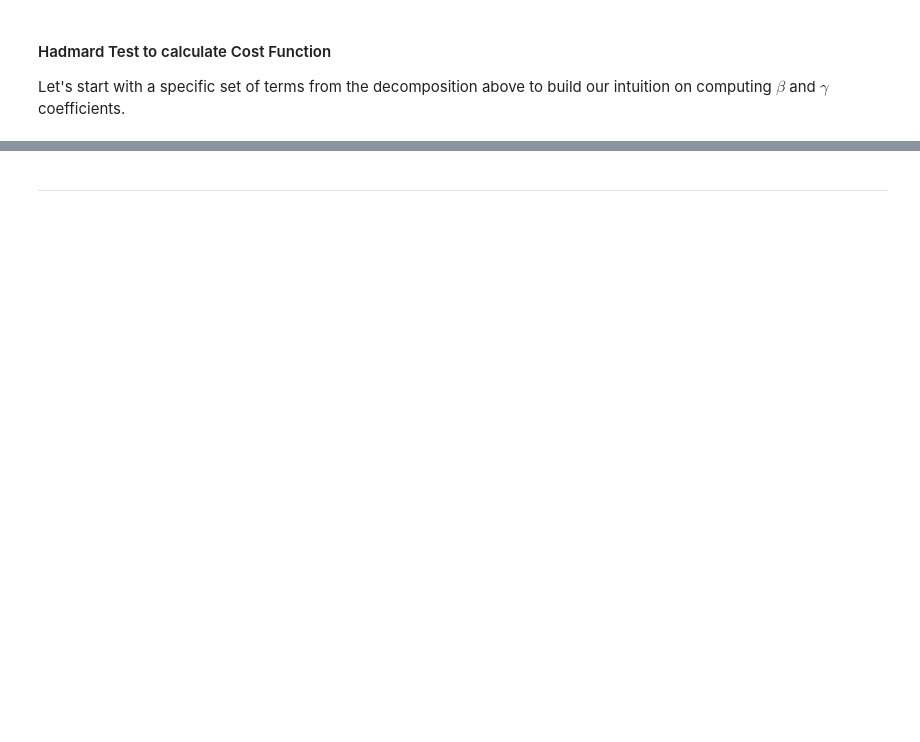
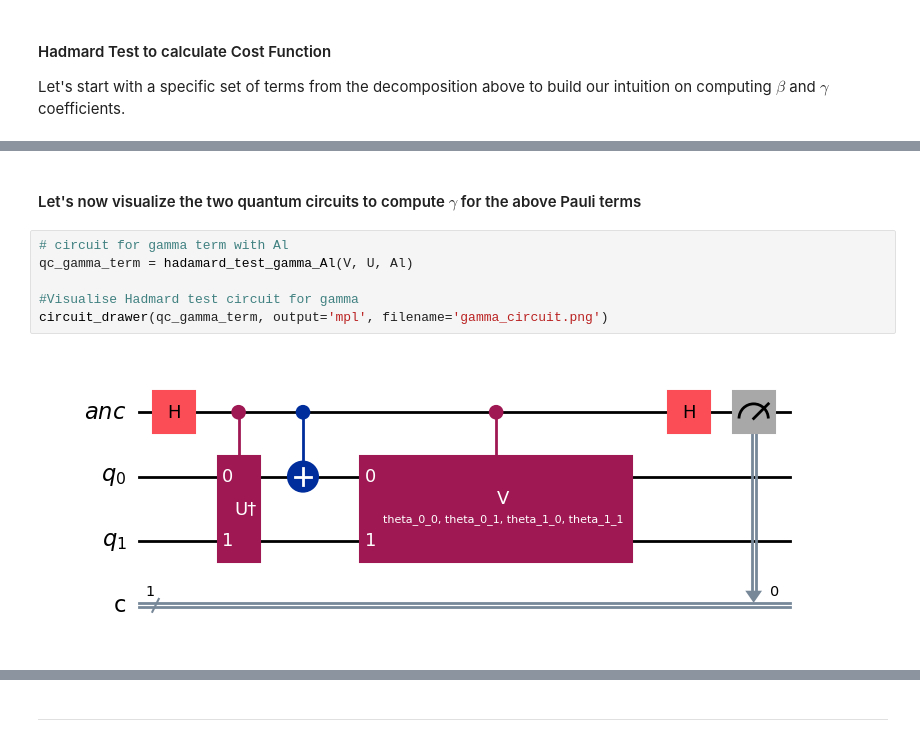
Before and after one commit to virajd98/Tutorial_SCI2025-Hybrid_QLS_for_CFD, a Jupyter notebook: Tut_final.ipynb, the cells around one changed output, grey strips where cells are left out. Cells and saved outputs as stored; diff of their text form; blank space fills up the shorter version.

```diff
--- a/Tut_final.ipynb
+++ b/Tut_final.ipynb
@@ -231,0 +224,10 @@ ___
+# %% [markdown]
+#### Let's now visualize the two quantum circuits to compute $\gamma$ for the above Pauli terms
+# %%
+# circuit for gamma term with Al
+qc_gamma_term = hadamard_test_gamma_Al(V, U, Al)
+
+#Visualise Hadmard test circuit for gamma
+circuit_drawer(qc_gamma_term, output='mpl', filename='gamma_circuit.png')
+# %% [output]
+[figure, added]
```
Also changed, not shown: parts of 25 cells of this notebook, 4 other files.
